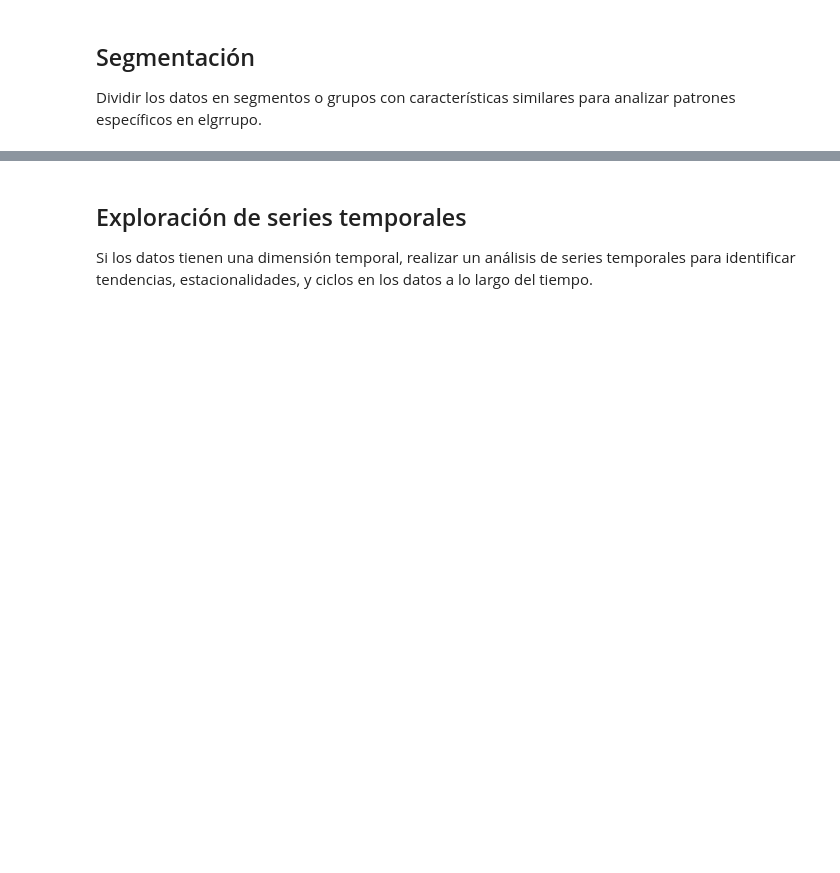
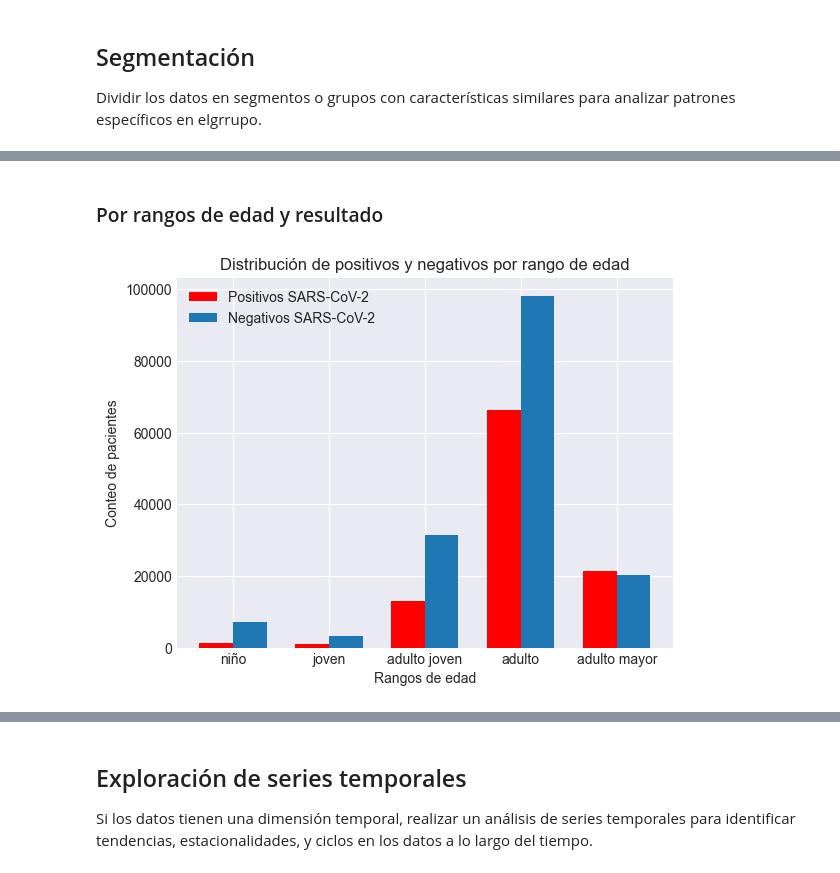
Before and after one commit to Edgar-La/Covid_19_Mexico, a Jupyter notebook: Final_Project.ipynb, the cells around one changed output, grey strips where cells are left out. Cells and saved outputs as stored; diff of their text form; code cells hidden in the pictures; blank space fills up the shorter version.

```diff
--- a/Final_Project.ipynb
+++ b/Final_Project.ipynb
@@ -617,0 +682,41 @@ Dividir los datos en segmentos o grupos con características similares para anal
+# %% [markdown]
+### Por rangos de edad y resultado
+# %%
+rangos = ['niño','joven','adulto joven','adulto','adulto mayor']
+positivos = []
+negativos = []
+
+for rango in rangos:
+    resultados_por_rango = dict(df_seg_edad.loc[df_seg_edad['EDAD_DISCRETA'] == rango, 'RESULTADO'].value_counts())
+    positivos.append(resultados_por_rango[1])
+    negativos.append(resultados_por_rango[2])
+
+
+
+# Sample data
+categories = rangos
+values1 = positivos
+values2 = negativos
+
+# Define the position of bars
+bar_width = 0.35
+index = np.arange(len(categories))
+
+# Creating the bar plot
+fig, ax = plt.subplots()
+bar1 = ax.bar(index, values1, bar_width, label='Positivos SARS-CoV-2', color='r')
+bar2 = ax.bar(index + bar_width, values2, bar_width, label='Negativos SARS-CoV-2')
+
+# Adding title and labels
+plt.title('Distribución de positivos y negativos por rango de edad')
+plt.xlabel('Rangos de edad')
+plt.ylabel('Conteo de pacientes')
+plt.xticks(index + bar_width / 2, categories)
+
+# Adding legend
+plt.legend()
+
+# Display the plot
+plt.show()
+# %% [output]
+[figure, added]
```
Also changed, not shown: parts of 47 cells of this notebook.
